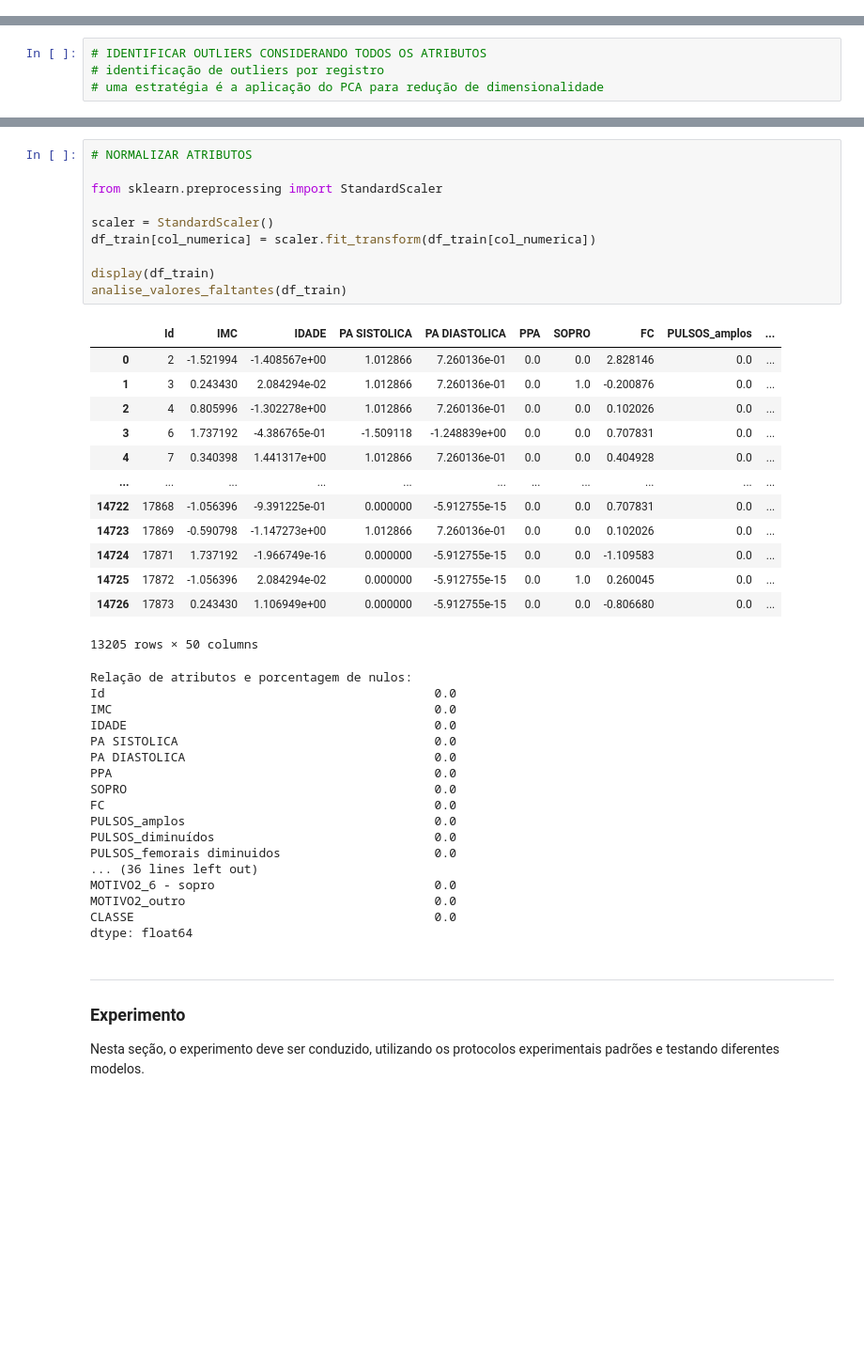
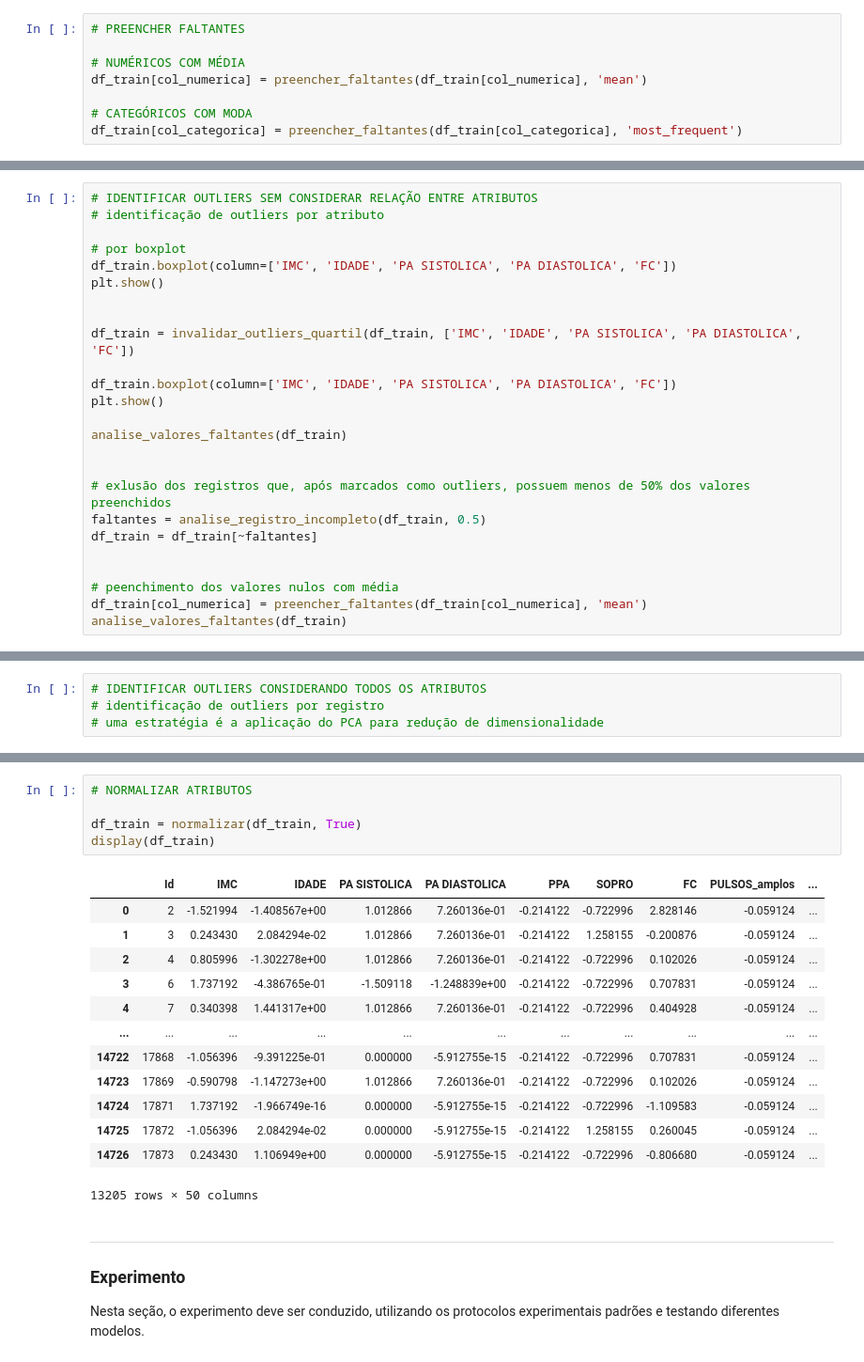
Before and after one commit to lauranaomiseto/projeto-AM, a Jupyter notebook: main.ipynb, the cells around one changed output, grey strips where cells are left out. Shown: that part at 94% size. Saved outputs shown, nothing was run; the diff lists cells and outputs as text; blank space fills up the shorter version.

```diff
--- a/main.ipynb
+++ b/main.ipynb
@@ -336,3 +277,11 @@ df_train[col_categorica] = imputer_moda.fit_transform(df_train[col_categorica])
+# %%
+# PREENCHER FALTANTES
+
+# NUMÉRICOS COM MÉDIA
+df_train[col_numerica] = preencher_faltantes(df_train[col_numerica], 'mean')
+
+# CATEGÓRICOS COM MODA
+df_train[col_categorica] = preencher_faltantes(df_train[col_categorica], 'most_frequent')
 # %%
 # EXLUIR DUPLICATAS (mesmos valores de atributos e mesma classifiação)
 
@@ -533,0 +392,25 @@ dtype: float64
+# %%
+# IDENTIFICAR OUTLIERS SEM CONSIDERAR RELAÇÃO ENTRE ATRIBUTOS
+# identificação de outliers por atributo
+
+# por boxplot
+df_train.boxplot(column=['IMC', 'IDADE', 'PA SISTOLICA', 'PA DIASTOLICA', 'FC'])
+plt.show()
+
+
+df_train = invalidar_outliers_quartil(df_train, ['IMC', 'IDADE', 'PA SISTOLICA', 'PA DIASTOLICA', 'FC'])
+
+df_train.boxplot(column=['IMC', 'IDADE', 'PA SISTOLICA', 'PA DIASTOLICA', 'FC'])
+plt.show()
+
+analise_valores_faltantes(df_train)
+
+
+# exlusão dos registros que, após marcados como outliers, possuem menos de 50% dos valores preenchidos
+faltantes = analise_registro_incompleto(df_train, 0.5)
+df_train = df_train[~faltantes]
+
+
+# peenchimento dos valores nulos com média
+df_train[col_numerica] = preencher_faltantes(df_train[col_numerica], 'mean')
+analise_valores_faltantes(df_train)
@@ -598,44 +475,22 @@ df_train = pd.concat([df_train, classes], axis=1)
 # %%
 # NORMALIZAR ATRIBUTOS
 
-from sklearn.preprocessing import StandardScaler
-
-scaler = StandardScaler()
-df_train[col_numerica] = scaler.fit_transform(df_train[col_numerica])
-
+df_train = normalizar(df_train, True)
 display(df_train)
-analise_valores_faltantes(df_train)
 # %% [output]
 |  | Id | IMC | IDADE | PA SISTOLICA | PA DIASTOLICA | PPA | SOPRO | FC | PULSOS_amplos | ... |
-| 0 | 2 | -1.521994 | -1.408567e+00 | 1.012866 | 7.260136e-01 | 0.0 | 0.0 | 2.828146 | 0.0 | ... |
-| 1 | 3 | 0.243430 | 2.084294e-02 | 1.012866 | 7.260136e-01 | 0.0 | 1.0 | -0.200876 | 0.0 | ... |
-| 2 | 4 | 0.805996 | -1.302278e+00 | 1.012866 | 7.260136e-01 | 0.0 | 0.0 | 0.102026 | 0.0 | ... |
-| 3 | 6 | 1.737192 | -4.386765e-01 | -1.509118 | -1.248839e+00 | 0.0 | 0.0 | 0.707831 | 0.0 | ... |
-| 4 | 7 | 0.340398 | 1.441317e+00 | 1.012866 | 7.260136e-01 | 0.0 | 0.0 | 0.404928 | 0.0 | ... |
+| 0 | 2 | -1.521994 | -1.408567e+00 | 1.012866 | 7.260136e-01 | -0.214122 | -0.722996 | 2.828146 | -0.059124 | ... |
+| 1 | 3 | 0.243430 | 2.084294e-02 | 1.012866 | 7.260136e-01 | -0.214122 | 1.258155 | -0.200876 | -0.059124 | ... |
+| 2 | 4 | 0.805996 | -1.302278e+00 | 1.012866 | 7.260136e-01 | -0.214122 | -0.722996 | 0.102026 | -0.059124 | ... |
+| 3 | 6 | 1.737192 | -4.386765e-01 | -1.509118 | -1.248839e+00 | -0.214122 | -0.722996 | 0.707831 | -0.059124 | ... |
+| 4 | 7 | 0.340398 | 1.441317e+00 | 1.012866 | 7.260136e-01 | -0.214122 | -0.722996 | 0.404928 | -0.059124 | ... |
 | ... | ... | ... | ... | ... | ... | ... | ... | ... | ... | ... |
-| 14722 | 17868 | -1.056396 | -9.391225e-01 | 0.000000 | -5.912755e-15 | 0.0 | 0.0 | 0.707831 | 0.0 | ... |
-| 14723 | 17869 | -0.590798 | -1.147273e+00 | 1.012866 | 7.260136e-01 | 0.0 | 0.0 | 0.102026 | 0.0 | ... |
-| 14724 | 17871 | 1.737192 | -1.966749e-16 | 0.000000 | -5.912755e-15 | 0.0 | 0.0 | -1.109583 | 0.0 | ... |
-| 14725 | 17872 | -1.056396 | 2.084294e-02 | 0.000000 | -5.912755e-15 | 0.0 | 1.0 | 0.260045 | 0.0 | ... |
-| 14726 | 17873 | 0.243430 | 1.106949e+00 | 0.000000 | -5.912755e-15 | 0.0 | 0.0 | -0.806680 | 0.0 | ... |
+| 14722 | 17868 | -1.056396 | -9.391225e-01 | 0.000000 | -5.912755e-15 | -0.214122 | -0.722996 | 0.707831 | -0.059124 | ... |
+| 14723 | 17869 | -0.590798 | -1.147273e+00 | 1.012866 | 7.260136e-01 | -0.214122 | -0.722996 | 0.102026 | -0.059124 | ... |
+| 14724 | 17871 | 1.737192 | -1.966749e-16 | 0.000000 | -5.912755e-15 | -0.214122 | -0.722996 | -1.109583 | -0.059124 | ... |
+| 14725 | 17872 | -1.056396 | 2.084294e-02 | 0.000000 | -5.912755e-15 | -0.214122 | 1.258155 | 0.260045 | -0.059124 | ... |
+| 14726 | 17873 | 0.243430 | 1.106949e+00 | 0.000000 | -5.912755e-15 | -0.214122 | -0.722996 | -0.806680 | -0.059124 | ... |
 13205 rows × 50 columns
-Relação de atributos e porcentagem de nulos:
-Id                                             0.0
-IMC                                            0.0
-IDADE                                          0.0
-PA SISTOLICA                                   0.0
-PA DIASTOLICA                                  0.0
-PPA                                            0.0
-SOPRO                                          0.0
-FC                                             0.0
-PULSOS_amplos                                  0.0
-PULSOS_diminuídos                              0.0
-PULSOS_femorais diminuidos                     0.0
-... (36 lines left out)
-MOTIVO2_6 - sopro                              0.0
-MOTIVO2_outro                                  0.0
-CLASSE                                         0.0
-dtype: float64
 # %% [markdown]
 ---
 ### Experimento
```
Also changed, not shown: parts of 19 cells of this notebook, 4 other files.
